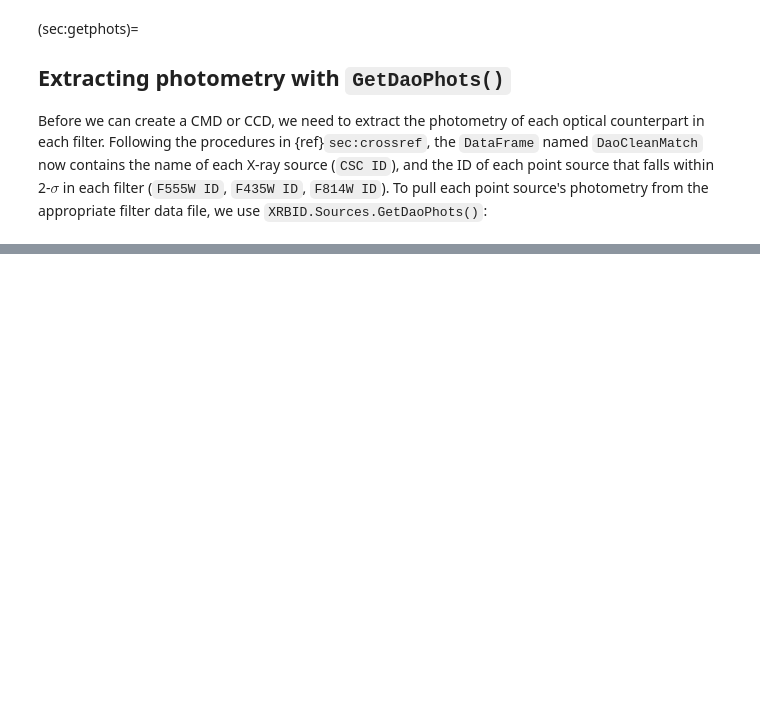
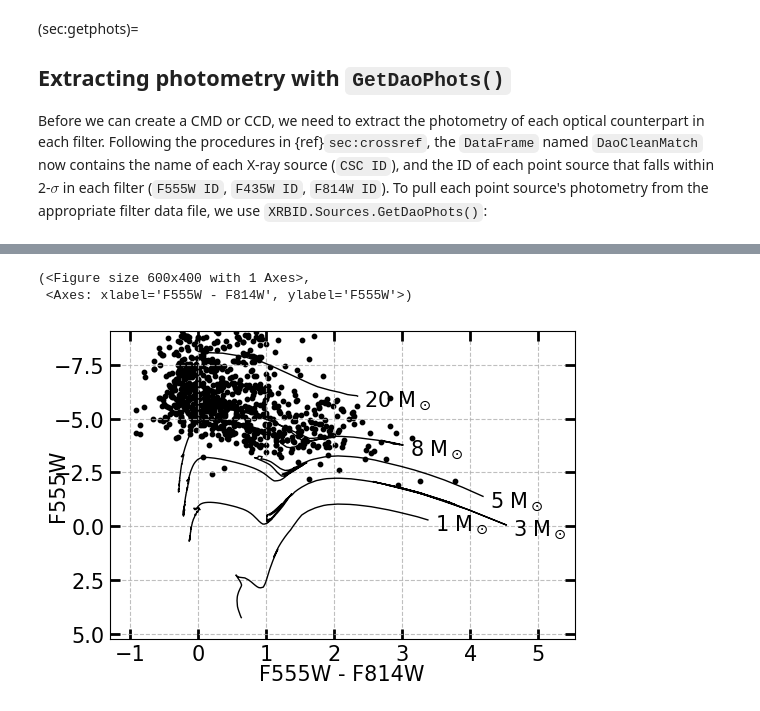
Before and after one commit to QosmicQi/XRBID, a Jupyter notebook: xrbid_guide/chapters/cmds.ipynb, the cells around one changed output, grey strips where cells are left out. Saved outputs shown, nothing was run; the diff lists cells and outputs as text; code cells hidden in the pictures; blank space fills up the shorter version.

```diff
--- a/xrbid_guide/chapters/cmds.ipynb
+++ b/xrbid_guide/chapters/cmds.ipynb
@@ -15,6 +15,7 @@ This chapter demonstrates how to pull the photometry of each point source or clu
 
 Before we can create a CMD or CCD, we need to extract the photometry of each optical counterpart in each filter. Following the procedures in {ref}`sec:crossref`, the `DataFrame` named `DaoCleanMatch` now contains the name of each X-ray source (`CSC ID`), and the ID of each point source that falls within 2-$\sigma$ in each filter (`F555W ID`, `F435W ID`, `F814W ID`). To pull each point source's photometry from the appropriate filter data file, we use `XRBID.Sources.GetDaoPhots()`:
 # %%
+import numpy as np
 from XRBID.Sources import LoadSources, GetDaoPhots
 
 # Ideally, you would run this on a DataFrame containing only point sources or clusters,
@@ -22,5 +23,15 @@ from XRBID.Sources import LoadSources, GetDaoPhots
 # objects from the DaoClean() step of this guide
 DaoCleanMatch = LoadSources("../testdata/M101_daoclean_matches.frame")
 
-#GetDaoPhots(df, daofiles,
+dist = 6.4e6 # units pc, from Chandar et al. 2020
+dmod = 5 * np.log10(dist) - 5
+
+DaoCleanPhots = GetDaoPhots(DaoCleanMatch,
+                            photfiles=["../testdata/photometry_M101_f555w_acs_sources.ecsv",
+                                       "../testdata/photometry_M101_f435w_acs_sources.ecsv",
+                                       "../testdata/photometry_M101_f814w_acs_sources.ecsv"],
+                            idheads=["F555W ID", "F435W ID", "F814W ID"],
+                            filters=["F555W", "F435W", "F814W"],
+                            magheader="aperture_mag_corr", dmod=dmod)
+display(DaoCleanPhots)
 # %% [output]
@@ -27,0 +66,6 @@ SyntaxError: incomplete input (575269775.py, line 8)
+# %%
+MakeCMD(DaoCleanPhots, xcolor=["F555W", "F814W"], ycolor="F555W")
+# %% [output]
+(<Figure size 600x400 with 1 Axes>,
+ <Axes: xlabel='F555W - F814W', ylabel='F555W'>)
+[figure, added]
```
Also changed, not shown: parts of 8 cells of this notebook, 33 other files.
